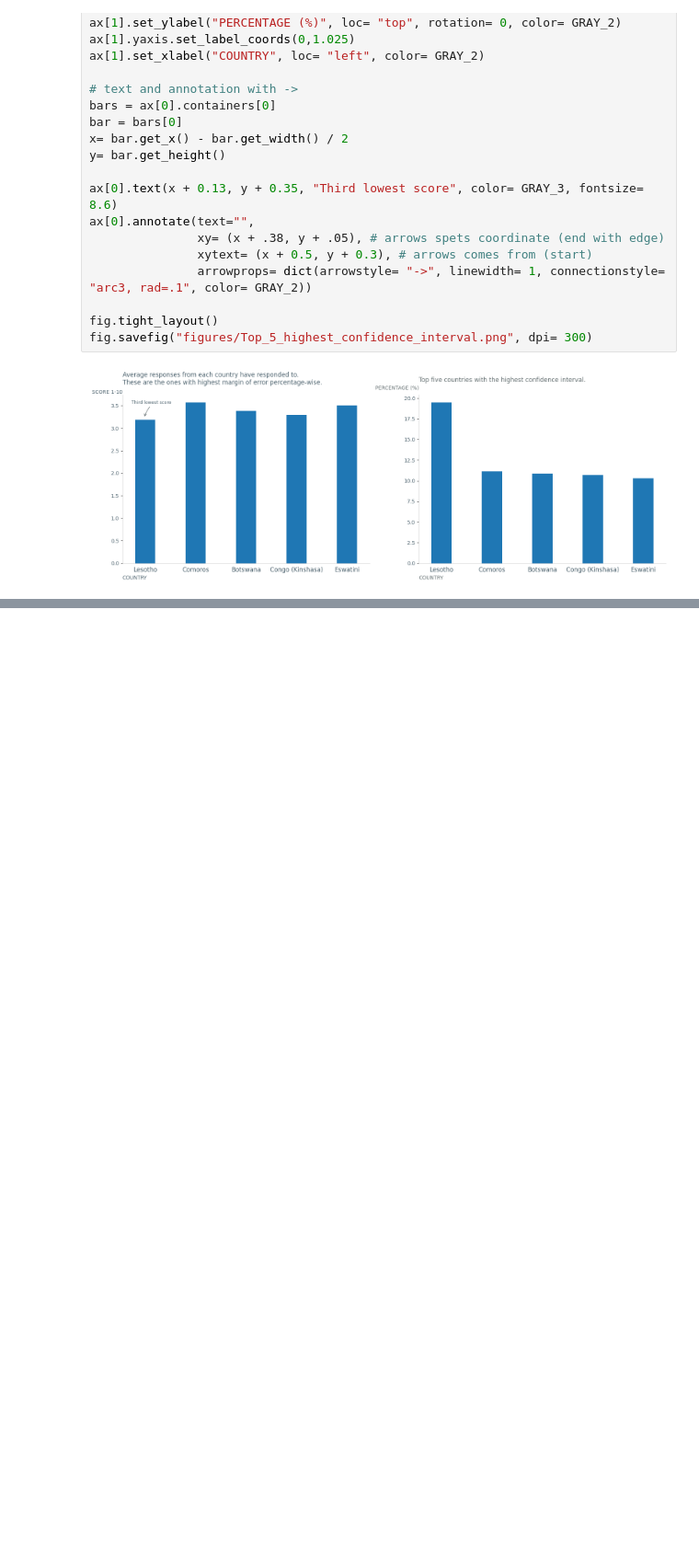
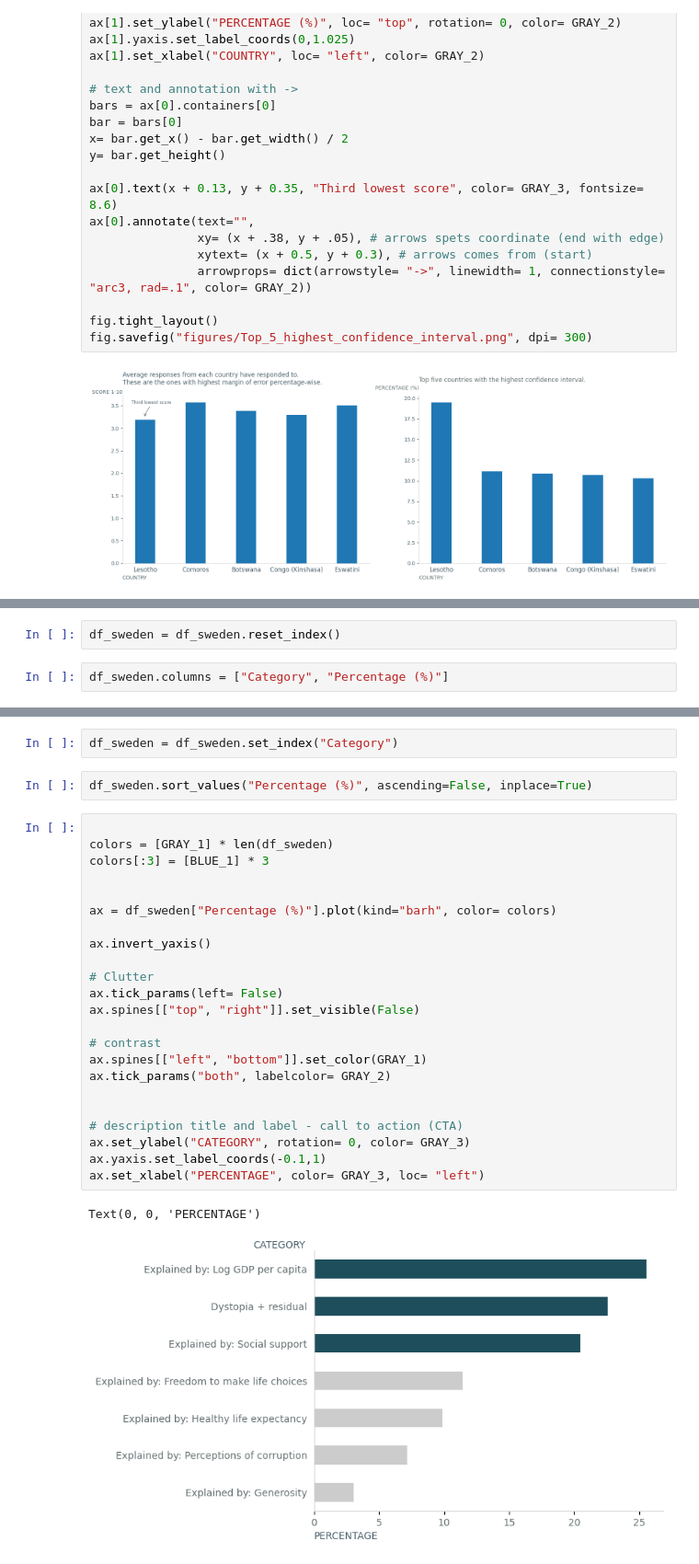
Before and after one commit to MarcusArdenstedt/data_visualization_Marcus_Ericsson_DE24, a Jupyter notebook: exercises/exercise_1/ex_3/happines.ipynb, the cells around one changed output, grey strips where cells are left out. Shown at 92% size. Saved outputs shown, nothing was run; the diff lists cells and outputs as text; blank space fills up the shorter version.

```diff
--- a/exercises/exercise_1/ex_3/happines.ipynb
+++ b/exercises/exercise_1/ex_3/happines.ipynb
@@ -153,0 +202,4 @@ fig.savefig("figures/Top_5_highest_confidence_interval.png", dpi= 300)
+# %%
+df_sweden = df_sweden.reset_index()
+# %%
+df_sweden.columns = ["Category", "Percentage (%)"]
@@ -153,0 +217,30 @@ fig.savefig("figures/Top_5_highest_confidence_interval.png", dpi= 300)
+# %%
+df_sweden = df_sweden.set_index("Category")
+# %%
+df_sweden.sort_values("Percentage (%)", ascending=False, inplace=True)
+# %%
+
+colors = [GRAY_1] * len(df_sweden)
+colors[:3] = [BLUE_1] * 3
+
+
+ax = df_sweden["Percentage (%)"].plot(kind="barh", color= colors)
+
+ax.invert_yaxis()
+
+# Clutter
+ax.tick_params(left= False)
+ax.spines[["top", "right"]].set_visible(False)
+
+# contrast
+ax.spines[["left", "bottom"]].set_color(GRAY_1)
+ax.tick_params("both", labelcolor= GRAY_2)
+
+
+# description title and label - call to action (CTA)
+ax.set_ylabel("CATEGORY", rotation= 0, color= GRAY_3)
+ax.yaxis.set_label_coords(-0.1,1)
+ax.set_xlabel("PERCENTAGE", color= GRAY_3, loc= "left")
+# %% [output]
+Text(0, 0, 'PERCENTAGE')
+[figure, added]
```
Also changed, not shown: parts of 11 cells of this notebook, 46 other files.
